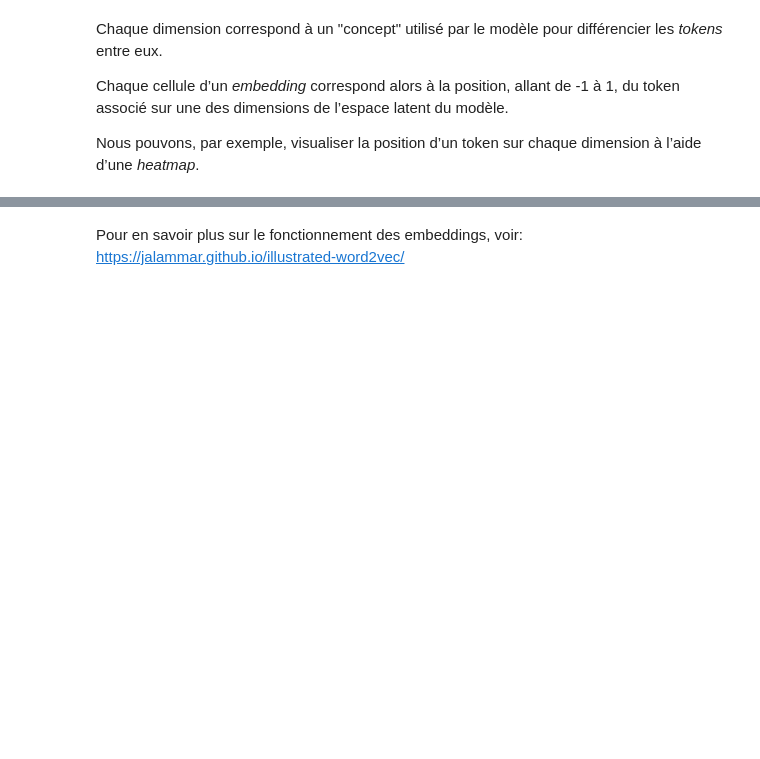
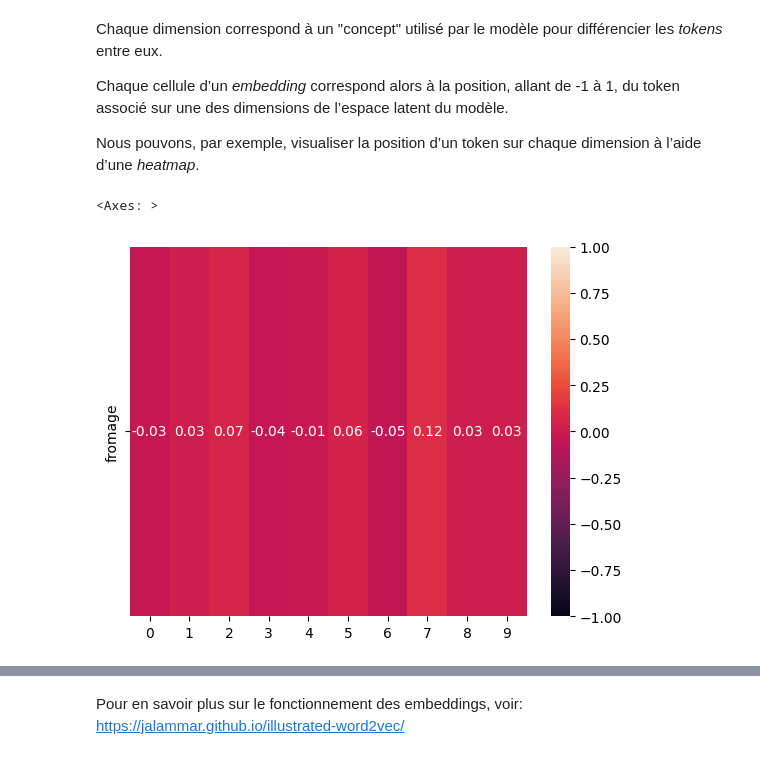
Before and after one commit to a-t-richard/DU-IAS-Atelier-NLP, a Jupyter notebook: DU_IAS_Atelier_NLP.ipynb, the cells around one changed output, grey strips where cells are left out. Saved outputs shown, nothing was run; the diff lists cells and outputs as text; code cells hidden in the pictures; blank space fills up the shorter version.

```diff
--- a/DU_IAS_Atelier_NLP.ipynb
+++ b/DU_IAS_Atelier_NLP.ipynb
@@ -131,13 +160,13 @@ Il est alors possible d’avoir un aperçu du vocabulaire d’un modèle dans so
 Pour cela, il nous faut dans un premier temps recupérer les embeddings de chaque token présent dans le vocabulaire d’un modèle.
 # %%
 # On récupère le vocabulaire du modèle
-vocab = list(tokenizer.get_vocab().keys())
+vocab = [token.replace("▁", "") for token in list(tokenizer.get_vocab().keys())]
 
 # On encodage le vocabulaire
 embedded_vocab = pipeline(vocab, batch_size=32)
 
 # On met le résultat sous un format plus facile à utiliser
-embedded_vocab = pd.DataFrame([ev[0][1] for ev in embedded_vocab], index=vocab)
+df_embedded_vocab = pd.DataFrame([np.array(ev[0]).mean(axis=0) for ev in embedded_vocab], index=vocab)
 
 # On affiche le résultat
-embedded_vocab
+df_embedded_vocab
@@ -178,11 +227,14 @@ Chaque cellule d’un *embedding* correspond alors à la position, allant de -1
 Nous pouvons, par exemple, visualiser la position d’un token sur chaque dimension à l’aide d’une *heatmap*.
 # %%
 # On commence par convertir notre embedding dans un format plus adapté
-df = pd.DataFrame([data[0][1]])
+df = df_embedded_vocab.iloc[[5271]]
 
 # Et on lance la représentation (des 10 premières valeurs pour plus de lisibilité)
 # sous forme de heatmap
 sb.heatmap(df.iloc[:, : 10], vmin=-1.0, vmax=1.0, annot=True, fmt=".2f")
+# %% [output]
+<Axes: >
+[figure, added]
 # %%
 ### Exemples token proches
 from sklearn.metrics.pairwise import cosine_similarity
```
Also changed, not shown: parts of 39 cells of this notebook.
